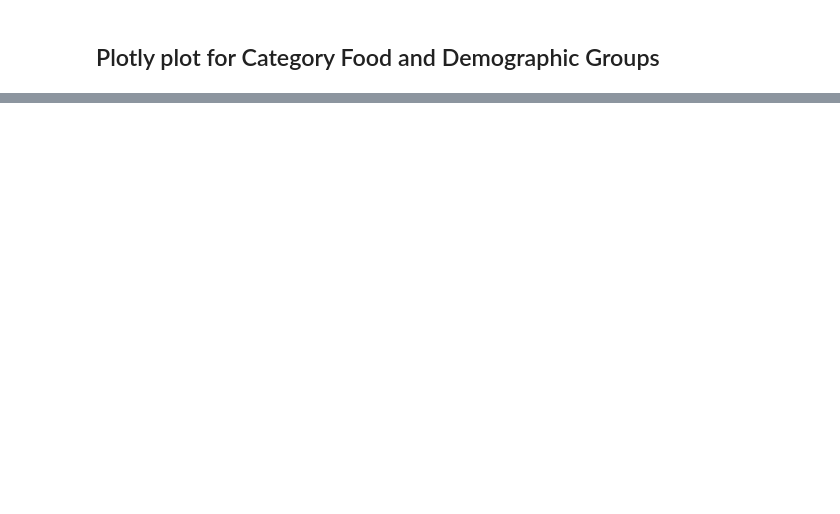
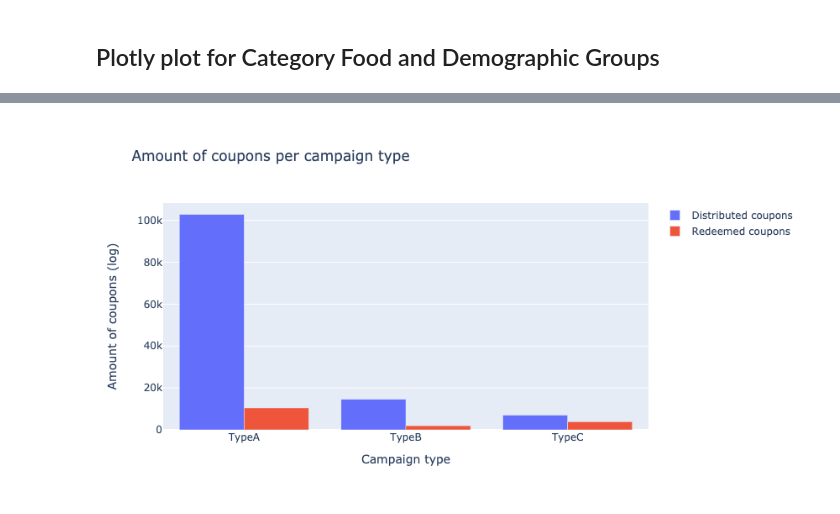
Before and after one commit to whateverforever/ada-2019-project, a Jupyter notebook: plotly.ipynb, the cells around one changed output, grey strips where cells are left out. Cells and saved outputs as stored; diff of their text form; code cells hidden in the pictures; blank space fills up the shorter version.

```diff
--- a/plotly.ipynb
+++ b/plotly.ipynb
@@ -63,0 +106,18 @@ pio.write_html(fig1, 'test.html')
+# %%
+df_camp_type= df_campaign.groupby("description")
+# %%
+fig3 = go.Figure()
+fig3.add_trace(
+    go.Bar(x=df_camp_type["distributed"].sum().index,
+               y=df_camp_type["distributed"].sum().values,
+               name="Distributed coupons"))
+fig3.add_trace(
+    go.Bar(x=df_camp_type["redeemed"].sum().index,
+               y=df_camp_type["redeemed"].sum().values,
+               name="Redeemed coupons"))
+fig3.update_layout(
+    title={'text': "Amount of coupons per campaign type",},
+    xaxis_title="Campaign type",
+    yaxis_title="Amount of coupons")
+# %% [output]
+[figure, added]
```
Also changed, not shown: parts of 11 cells of this notebook.
